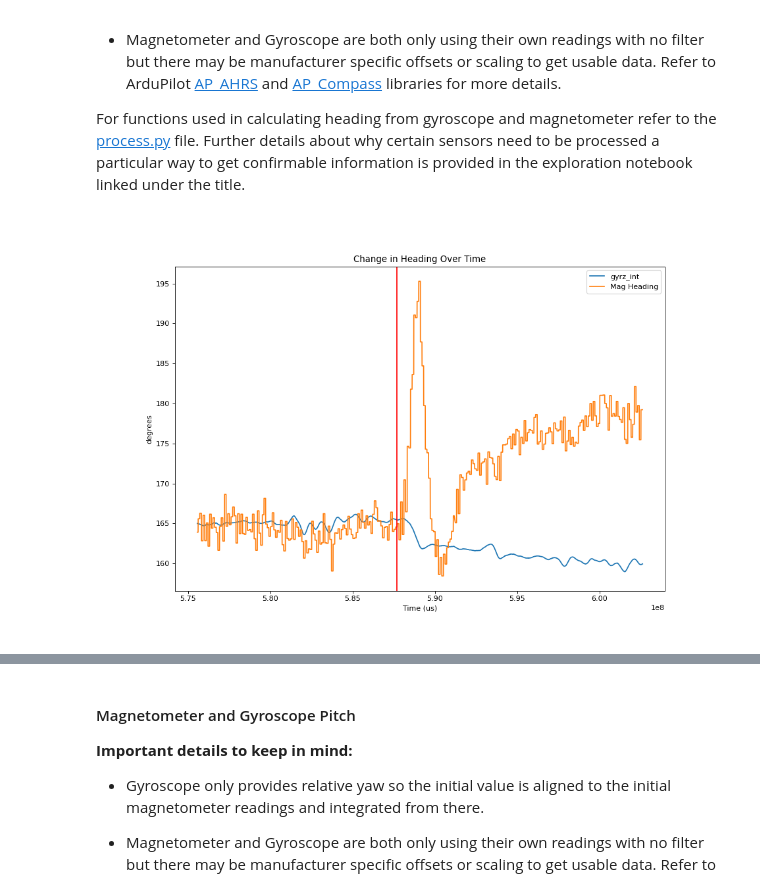
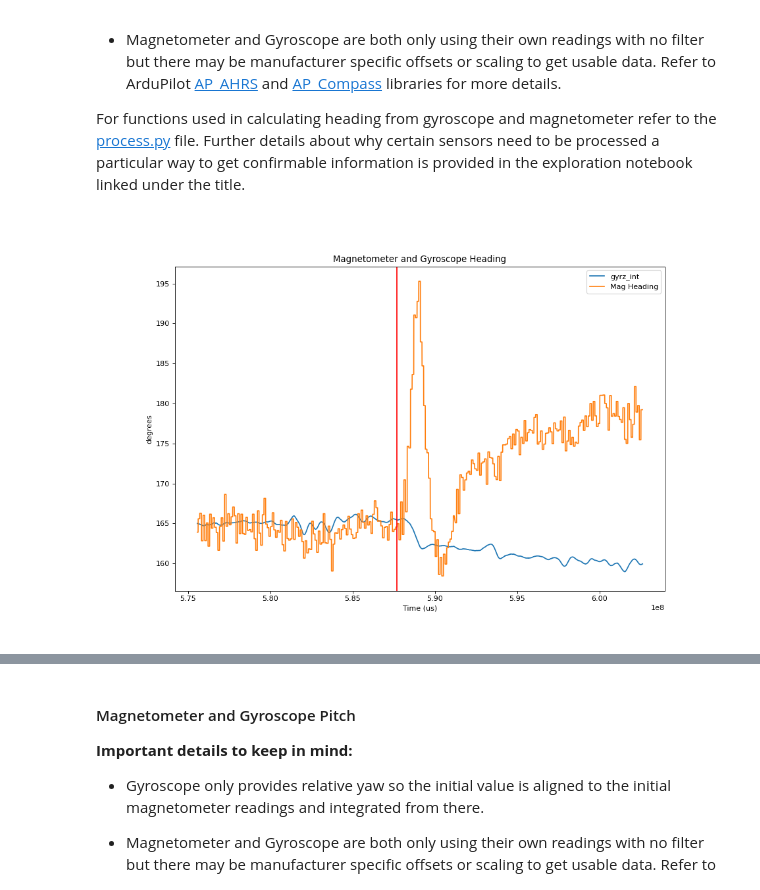
Before and after one commit to BaileySri/Practical-Software-Defense-for-GPS-Spoofing-on-a-Hobby-UAV-Offline, a Jupyter notebook: notebooks/0.1-bks-attack-idle.ipynb, the cells around one changed output, grey strips where cells are left out. Cells and saved outputs as stored; diff of their text form; code cells hidden in the pictures.

```diff
--- a/notebooks/0.1-bks-attack-idle.ipynb
+++ b/notebooks/0.1-bks-attack-idle.ipynb
@@ -72,13 +72,13 @@ information is provided in the exploration notebook linked under the title.
 # %%
 from confirmation.process import trap_integrate, mag_to_heading
 from confirmation.visualize import simple_time_plot
 from math import degrees
 
 mag_heading = mag_to_heading(df.magz, df.magy, df.magx)
 gyr_heading = trap_integrate(df.cUS / 1000000, df.gyrz).apply(degrees).cumsum() % 360
-simple_time_plot(df.TimeUS[1:], [(gyr_heading-195) % 360, (mag_heading[1:]-180) % 360], ['us', 'degrees'], title="Change in Heading Over Time", atk=587680045)
+simple_time_plot(df.TimeUS[1:], [(gyr_heading-195) % 360, (mag_heading[1:]-180) % 360], ['us', 'degrees'], title="Magnetometer and Gyroscope Heading", atk=587680045)
 # %% [output]
-[figure, old version]
+[figure, new version]
 # %% [markdown]
 Initially this result looks poor because the assumption is that since the GPS
 is being spoofed the heading calculated from other sensors would be unaffected
```
Also changed, not shown: parts of 9 cells of this notebook, 3 other files.
